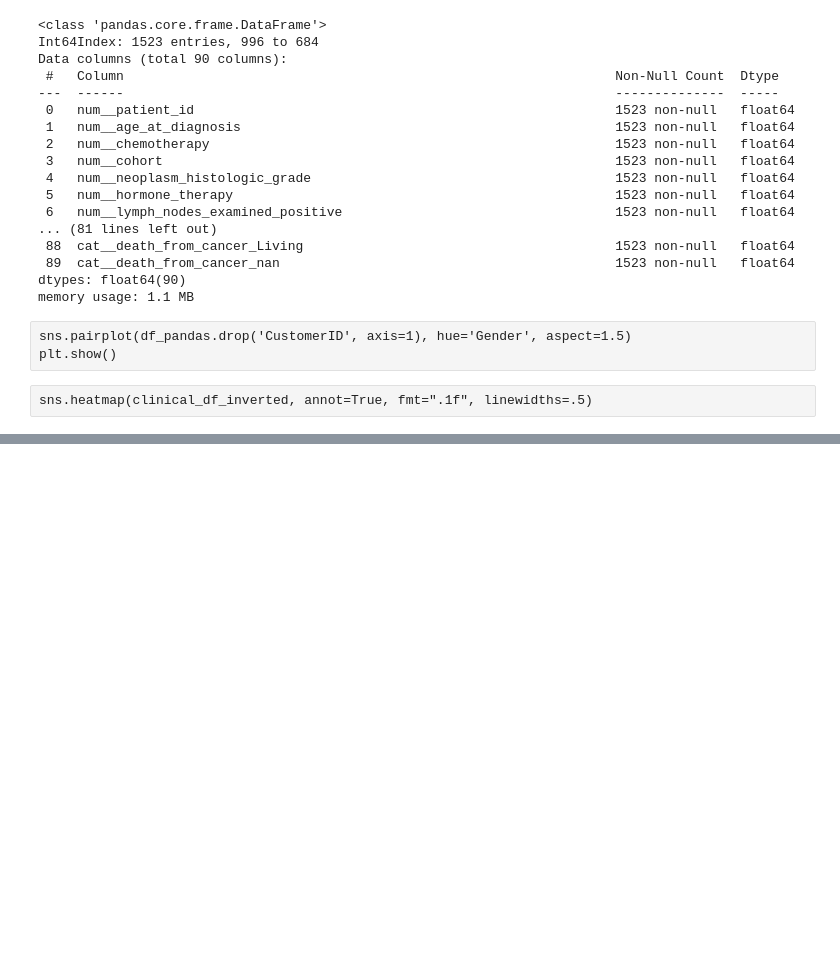
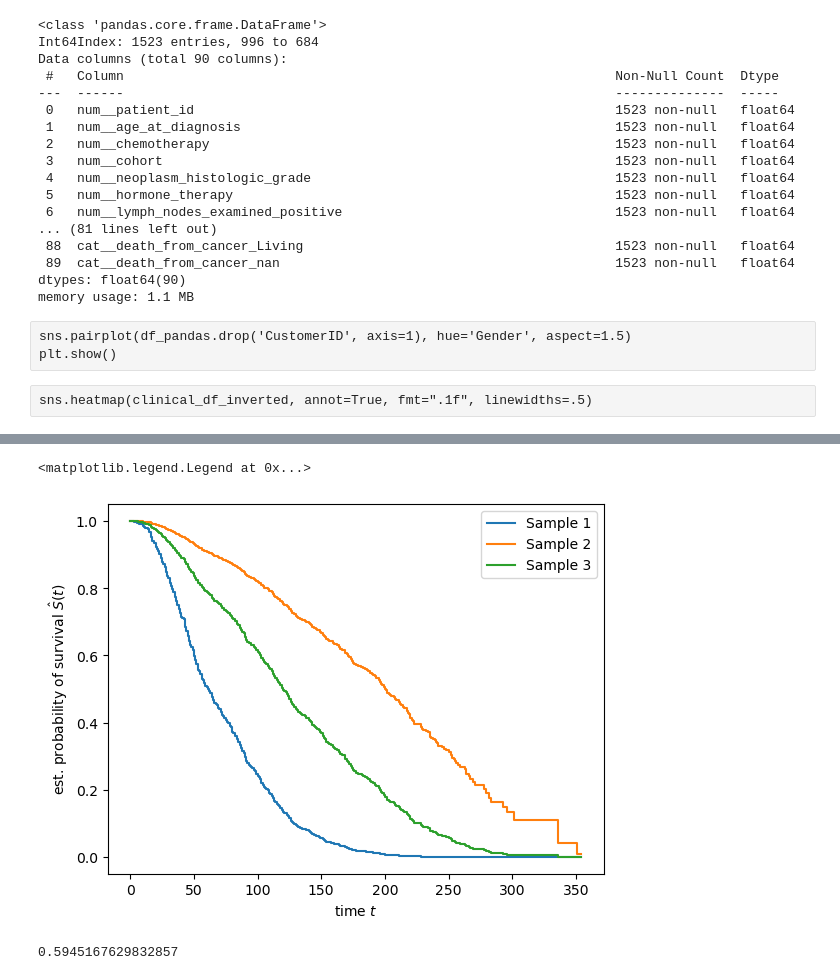
Before and after one commit to Stebunova/Metabric, a Jupyter notebook: Metabric.ipynb, the cells around one changed output, grey strips where cells are left out. Drawn from its saved outputs; the diff is of its cells as text; code cells hidden in the pictures; blank space fills up the shorter version.

```diff
--- a/Metabric.ipynb
+++ b/Metabric.ipynb
@@ -754,0 +811,3 @@ sns.heatmap(clinical_df_inverted, annot=True, fmt=".1f", linewidths=.5)
+# %%
+new_y = y[['overall_survival', 'overall_survival_months']].to_numpy()
+print(new_y)
@@ -754,0 +822,7 @@ sns.heatmap(clinical_df_inverted, annot=True, fmt=".1f", linewidths=.5)
+# %%
+#Делаем структурированный массив
+dt=dtype=[('overall_survival', '?'), ('overall_survival_months', '<f8')]
+
+#Structured array
+struct_y = np.array([tuple(row) for row in new_y], dtype=dt)
+struct_y
@@ -754,0 +834,4 @@ sns.heatmap(clinical_df_inverted, annot=True, fmt=".1f", linewidths=.5)
+# %%
+X_train, X_test, y_train, y_test = train_test_split(gene_df, struct_y,
+                                                                train_size=0.8, test_size=0.2,
+                                                                random_state=0)
@@ -754,0 +845,9 @@ sns.heatmap(clinical_df_inverted, annot=True, fmt=".1f", linewidths=.5)
+# %%
+from sklearn import set_config
+from sksurv.linear_model import CoxPHSurvivalAnalysis
+
+set_config(display="text")  # displays text representation of estimators
+
+estimator = CoxPHSurvivalAnalysis()
+estimator.fit(X_train, y_train)
+CoxPHSurvivalAnalysis()
@@ -754,0 +1298,12 @@ sns.heatmap(clinical_df_inverted, annot=True, fmt=".1f", linewidths=.5)
+# %%
+pred_surv = estimator.predict_survival_function(KM_pred)
+time_points = np.arange(0, 355)
+for i, surv_func in enumerate(pred_surv):
+    plt.step(time_points, surv_func(time_points), where="post",
+             label="Sample %d" % (i + 1))
+plt.ylabel("est. probability of survival $\hat{S}(t)$")
+plt.xlabel("time $t$")
+plt.legend(loc="best")
+# %% [output]
+<matplotlib.legend.Legend at 0x...>
+[figure, added]
@@ -754,0 +1313,6 @@ sns.heatmap(clinical_df_inverted, annot=True, fmt=".1f", linewidths=.5)
+# %%
+prediction = estimator.predict(X_test)
+result = concordance_index_censored(y_test["overall_survival"], y_test["overall_survival_months"], prediction)
+result[0]
+# %% [output]
+0.5945167629832857
```
Also changed, not shown: parts of 30 cells of this notebook.
